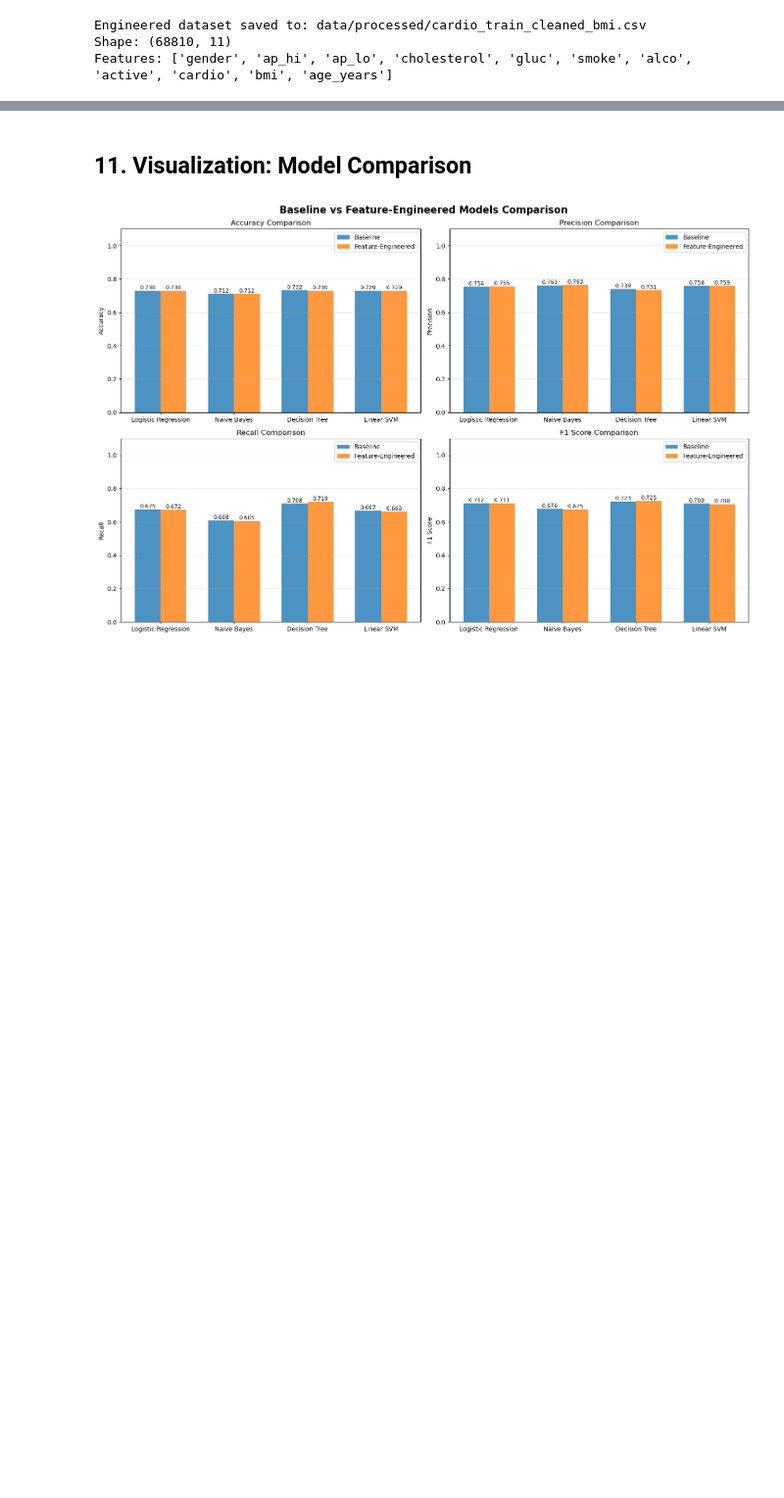
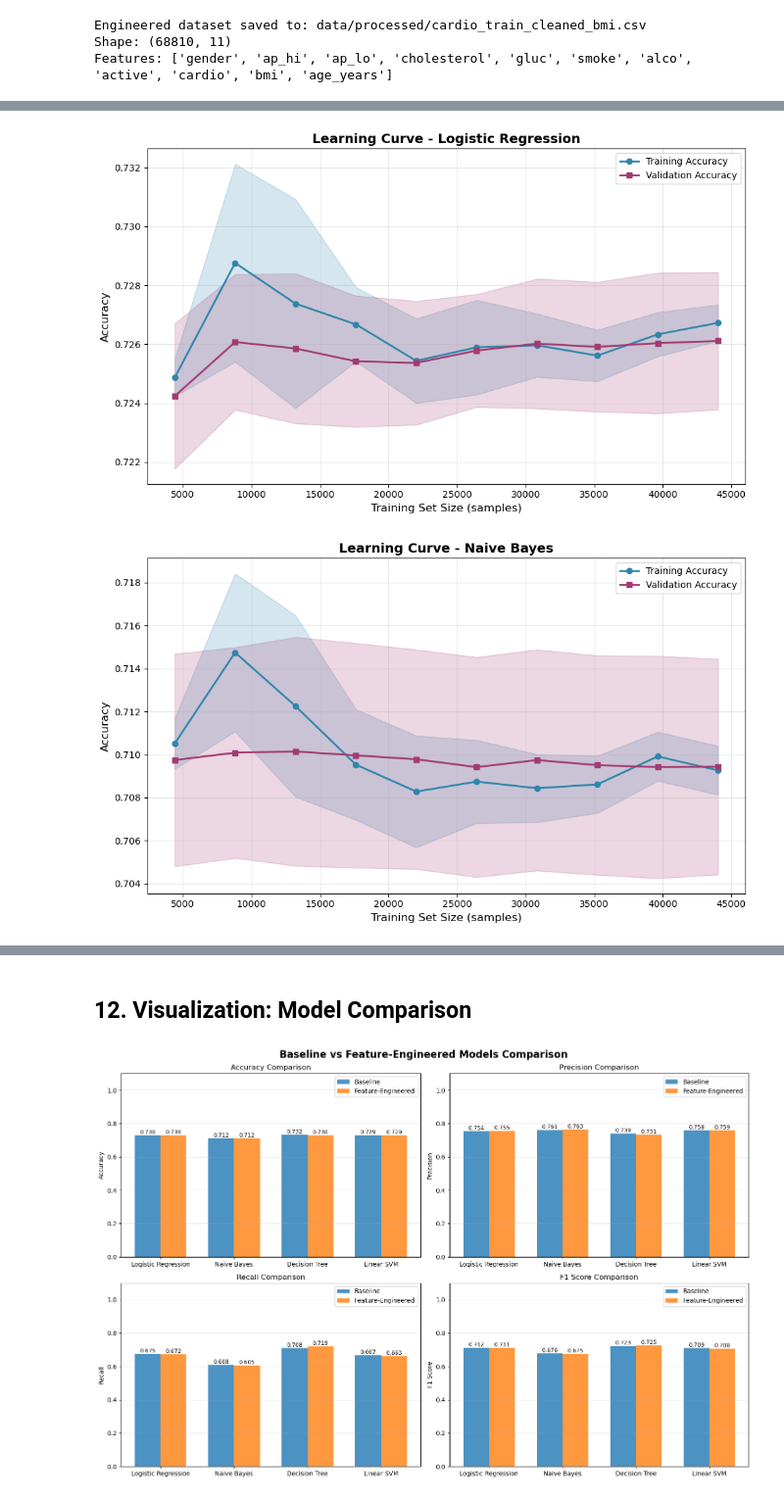
Before and after one commit to IAA-PL4G3/cardiovascular-disease, a Jupyter notebook: main.ipynb, the cells around one changed output, grey strips where cells are left out. Shown at 98% size. Drawn from its saved outputs; the diff is of its cells as text; code cells hidden in the pictures; blank space fills up the shorter version.

Commit message:
Learning curves done

```diff
--- a/main.ipynb
+++ b/main.ipynb
@@ -385,0 +397,15 @@ Features: ['gender', 'ap_hi', 'ap_lo', 'cholesterol', 'gluc', 'smoke', 'alco', '
+# %%
+learning_curve_results = {}
+
+for model_name, model in models.items():
+    # Generate learning curve
+    lc_results = plot_learning_curve(
+        model, X_train, y_train,
+        cv=5,
+        title=f"Learning Curve - {model_name}",
+        train_sizes=np.linspace(0.1, 1.0, 10)
+    )
+    learning_curve_results[model_name] = lc_results
+# %% [output]
+[figure, added]
+[figure, added]
@@ -386,3 +414,3 @@ Features: ['gender', 'ap_hi', 'ap_lo', 'cholesterol', 'gluc', 'smoke', 'alco', '
 # %% [markdown]
-## 11. Visualization: Model Comparison
+## 12. Visualization: Model Comparison
 # %%
```
Also changed, not shown: parts of 5 cells of this notebook, 1 other file.
